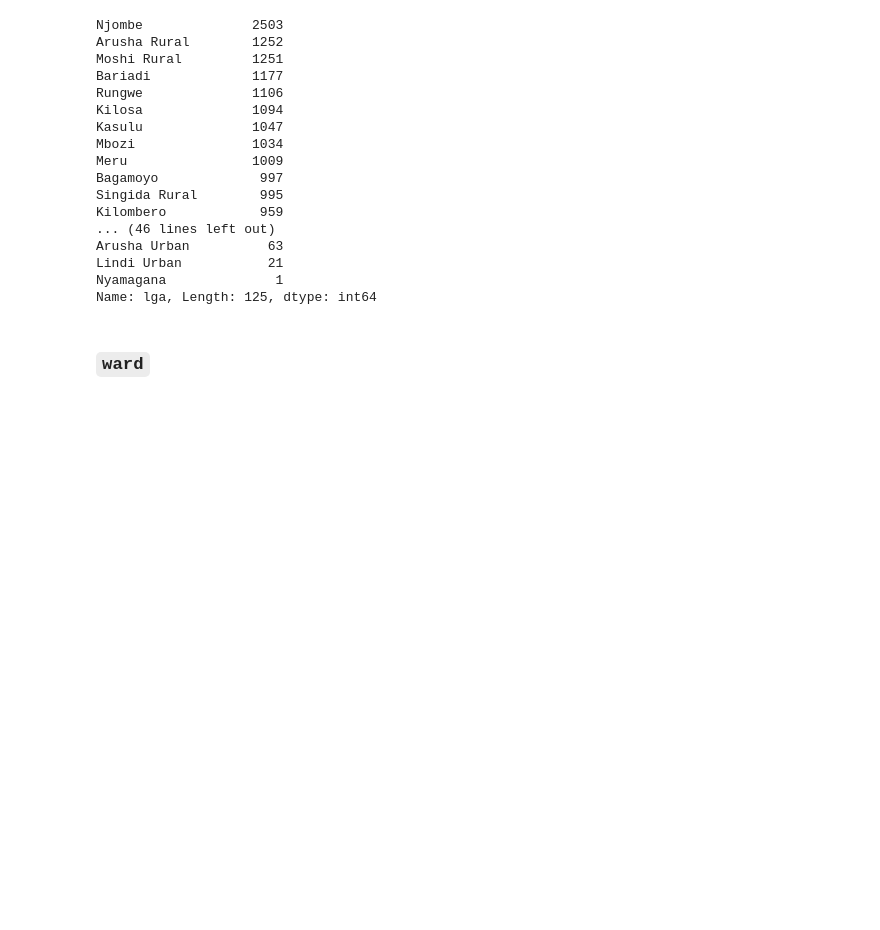
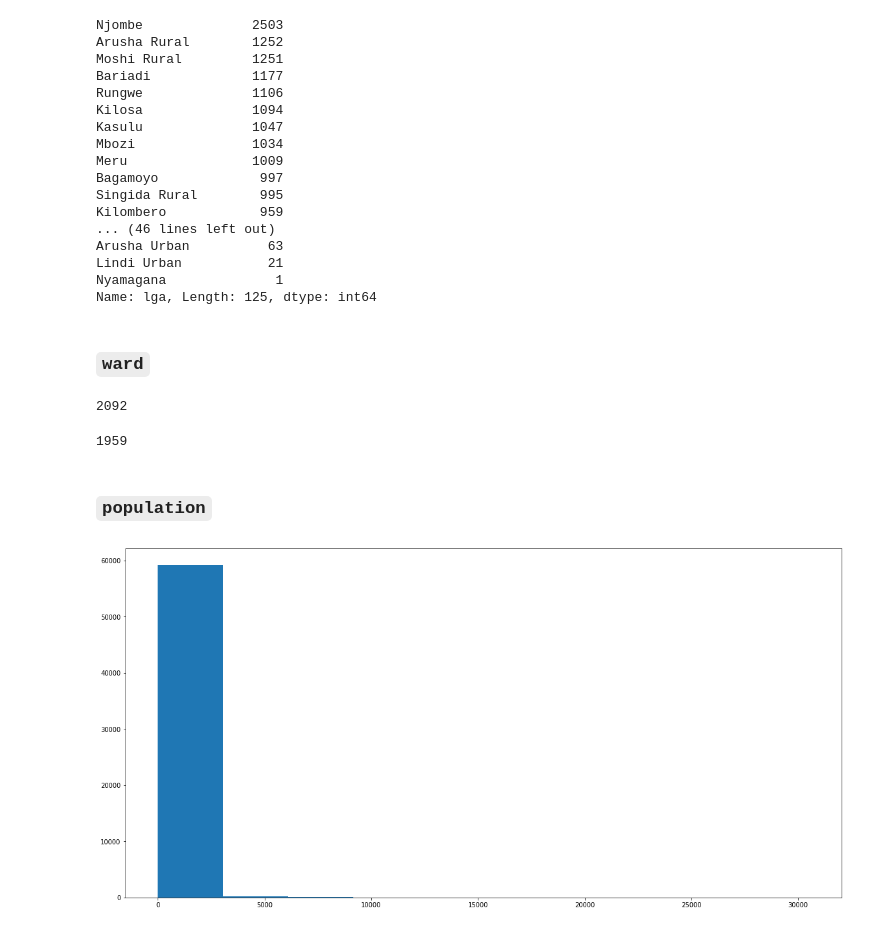
Before and after one commit to s28kiru/clean-pump-prediction, a Jupyter notebook: eda.ipynb, the cells around one changed output. Saved outputs shown, nothing was run; the diff lists cells and outputs as text; code cells hidden in the pictures; blank space fills up the shorter version.

```diff
--- a/eda.ipynb
+++ b/eda.ipynb
@@ -513,4 +531,16 @@ Name: lga, Length: 125, dtype: int64
 # %% [markdown]
 ### `ward`
 # %%
-train_data.
+train_data.ward.nunique()
+# %% [output]
+2092
+# %%
+test_data.ward.nunique()
+# %% [output]
+1959
+# %% [markdown]
+### `population`
+# %%
+histogram(train_data['population'])
+# %% [output]
+[figure, added]
```
Also changed, not shown: parts of 31 cells of this notebook.
